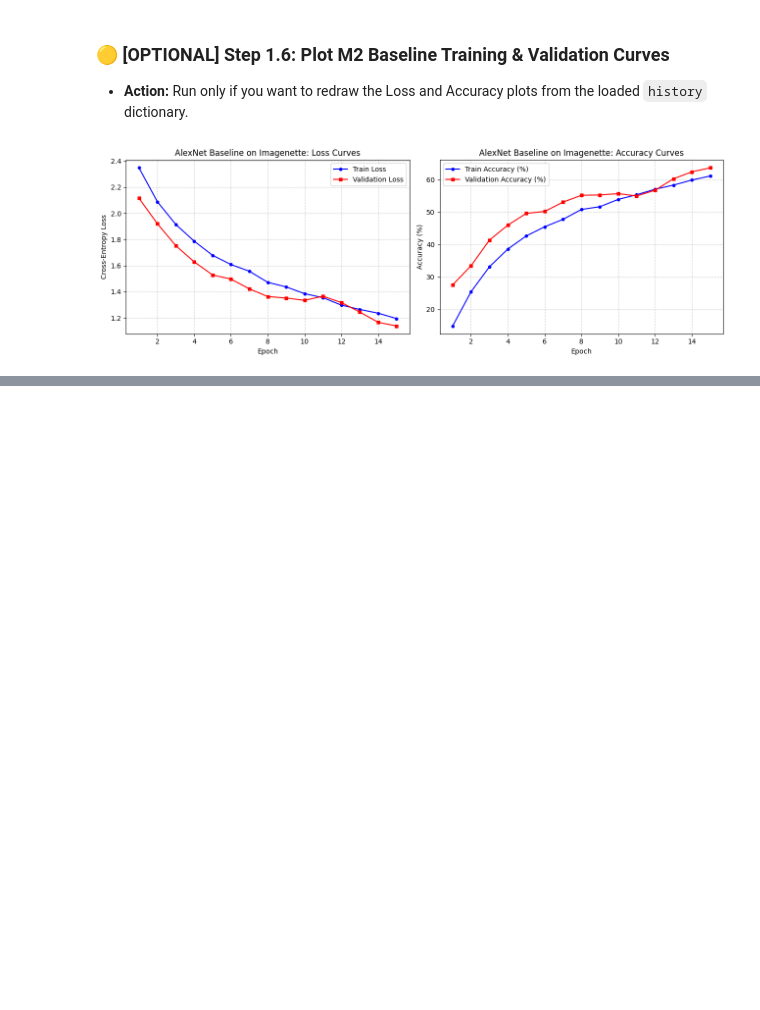
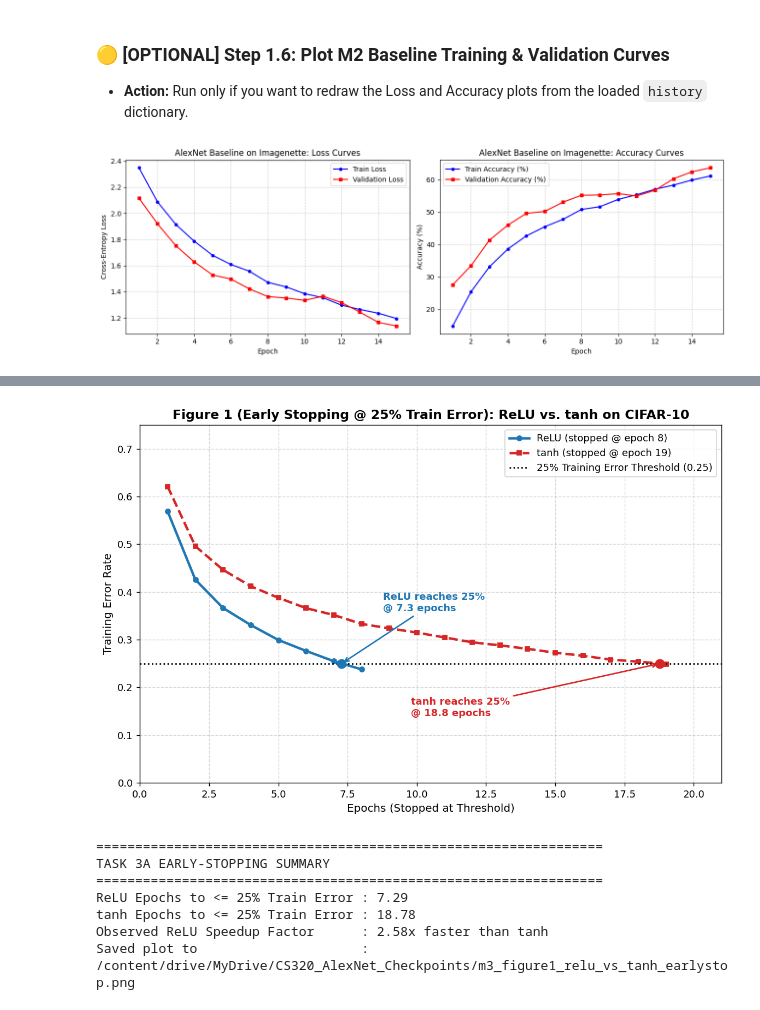
Before and after one commit to shahzaibali-edu/Deep-Learning-Project, a Jupyter notebook: Deep_Learning_M1_M2.ipynb, the cells around one changed output, grey strips where cells are left out. Drawn from its saved outputs; the diff is of its cells as text; code cells hidden in the pictures; blank space fills up the shorter version.

```diff
--- a/Deep_Learning_M1_M2.ipynb
+++ b/Deep_Learning_M1_M2.ipynb
@@ -838,0 +1011,70 @@ plt.show()
+# %%
+# ==============================================================================
+# TASK 3A PLOT: EARLY-STOPPED CONVERGENCE TO 25% TRAINING ERROR
+# ==============================================================================
+relu_ep = relu_hist['exact_epoch_to_target']
+tanh_ep = tanh_hist['exact_epoch_to_target']
+
+plt.figure(figsize=(9, 6), dpi=130)
+plt.plot(
+    relu_hist['epochs'], relu_hist['train_err'],
+    color='#1f77b4', linestyle='-', linewidth=2.5, marker='o', markersize=5,
+    label=f"ReLU (stopped @ epoch {relu_hist['epochs'][-1]})"
+)
+plt.plot(
+    tanh_hist['epochs'], tanh_hist['train_err'],
+    color='#d62728', linestyle='--', linewidth=2.5, marker='s', markersize=4,
+    label=f"tanh (stopped @ epoch {tanh_hist['epochs'][-1]})"
+)
+
+plt.axhline(y=0.25, color='black', linestyle=':', linewidth=1.5, label='25% Training Error Threshold (0.25)')
+
+if relu_ep is not None:
+    plt.scatter([relu_ep], [0.25], color='#1f77b4', s=80, zorder=5)
+    plt.annotate(
+        f"ReLU reaches 25%\n@ {relu_ep:.1f} epochs",
+        xy=(relu_ep, 0.25), xytext=(relu_ep + 1.5, 0.36),
+        arrowprops=dict(arrowstyle='->', color='#1f77b4', lw=1.5),
+        fontsize=10, fontweight='bold', color='#1f77b4'
+    )
+
+if tanh_ep is not None:
+    plt.scatter([tanh_ep], [0.25], color='#d62728', s=80, zorder=5)
+    plt.annotate(
+        f"tanh reaches 25%\n@ {tanh_ep:.1f} epochs",
+        xy=(tanh_ep, 0.25), xytext=(max(1, tanh_ep - 9), 0.14),
+        arrowprops=dict(arrowstyle='->', color='#d62728', lw=1.5),
+        fontsize=10, fontweight='bold', color='#d62728'
+    )
+
+max_plotted_ep = max(relu_hist['epochs'][-1], tanh_hist['epochs'][-1], 5)
+plt.title('Figure 1 (Early Stopping @ 25% Train Error): ReLU vs. tanh on CIFAR-10', fontsize=13, fontweight='bold')
+plt.xlabel('Epochs (Stopped at Threshold)', fontsize=11)
+plt.ylabel('Training Error Rate', fontsize=11)
+plt.xlim(0, max_plotted_ep + 2)
+plt.ylim(0.0, 0.75)
+plt.grid(True, linestyle='--', alpha=0.5)
+plt.legend(loc='upper right', fontsize=10)
+plt.tight_layout()
+
+fig1_early_path = os.path.join(CHECKPOINT_DIR, 'm3_figure1_relu_vs_tanh_earlystop.png')
+plt.savefig(fig1_early_path, dpi=150)
+plt.show()
+
+print("=" * 65)
+print("TASK 3A EARLY-STOPPING SUMMARY")
+print("=" * 65)
+print(f"ReLU Epochs to <= 25% Train Error : {f'{relu_ep:.2f}' if relu_ep else 'Not reached within cap'}")
+print(f"tanh Epochs to <= 25% Train Error : {f'{tanh_ep:.2f}' if tanh_ep else 'Not reached within cap'}")
+if relu_ep and tanh_ep:
+    print(f"Observed ReLU Speedup Factor      : {tanh_ep / relu_ep:.2f}x faster than tanh")
+print(f"Saved plot to                     : {fig1_early_path}")
+# %% [output]
+[figure, added]
+=================================================================
+TASK 3A EARLY-STOPPING SUMMARY
+=================================================================
+ReLU Epochs to <= 25% Train Error : 7.29
+tanh Epochs to <= 25% Train Error : 18.78
+Observed ReLU Speedup Factor      : 2.58x faster than tanh
+Saved plot to                     : /content/drive/MyDrive/CS320_AlexNet_Checkpoints/m3_figure1_relu_vs_tanh_earlystop.png
```
Also changed, not shown: parts of 2 cells of this notebook.
